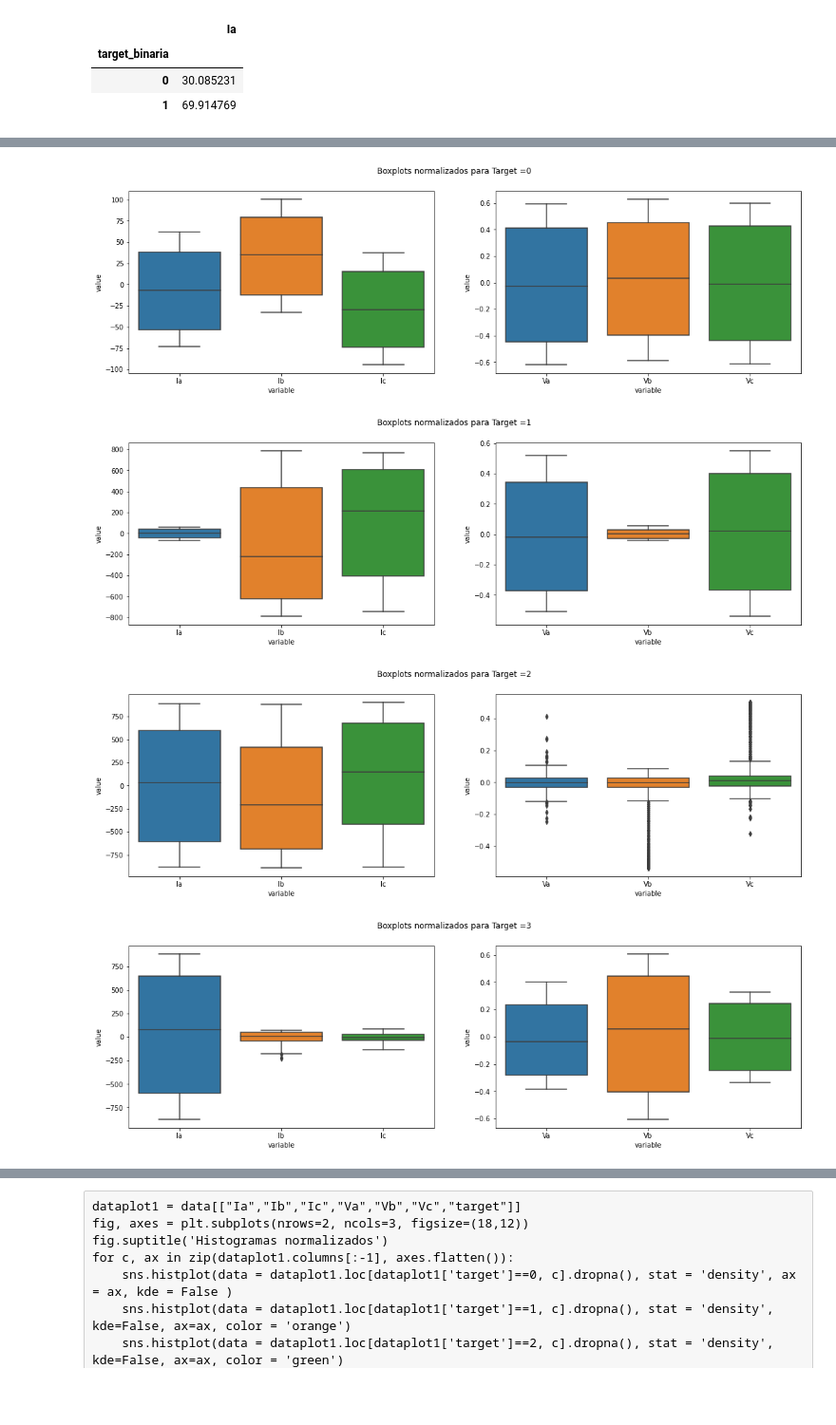
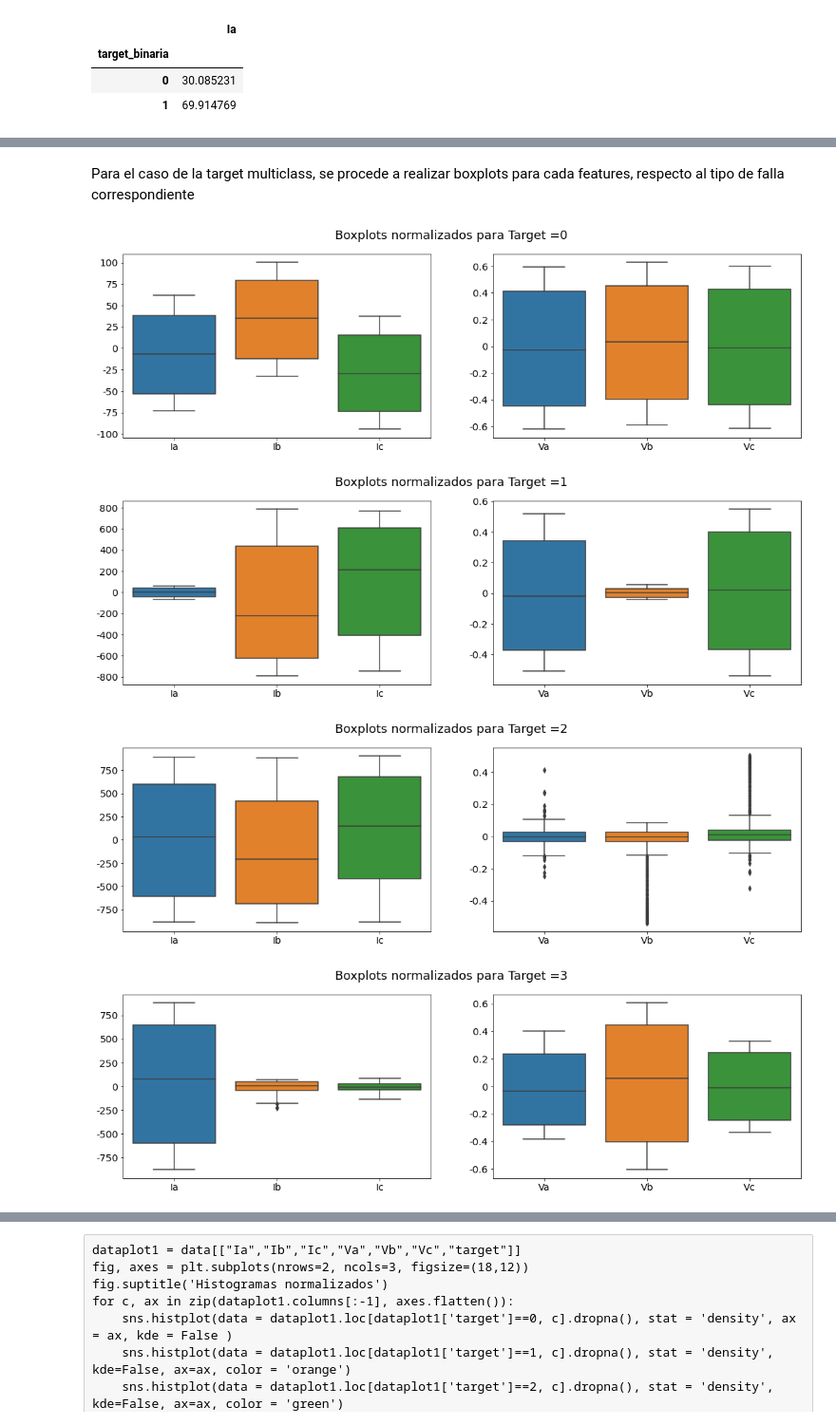
Before and after one commit to LeandroNardi96/Clasificacion_fallas_electricas_multiclass, a Jupyter notebook: Electrical_fault_multiclass.ipynb, the cells around one changed output, grey strips where cells are left out. Shown: that part at 95% size. Saved outputs shown, nothing was run; the diff lists cells and outputs as text; code cells hidden in the pictures; blank space fills up the shorter version.

```diff
--- a/Electrical_fault_multiclass.ipynb
+++ b/Electrical_fault_multiclass.ipynb
@@ -188,6 +259,0 @@ for c, ax in zip(dataplot.columns[:-1], axes.flatten()):
-# %%
-dataplot1 = data[["Ia","Ib","Ic","Va","Vb","Vc","target"]]
-fig, axes = plt.subplots(nrows=3, ncols=2, figsize=(18,12))
-fig.suptitle('Boxplots normalizados')
-for c, ax in zip(dataplot1.columns[:-1], axes.flatten()):
-    sns.boxplot(y = dataplot1[c].dropna(), x = dataplot1.target.dropna(),ax = ax)
@@ -196,16 +282,37 @@ for c, ax in zip(dataplot1.columns[:-1], axes.flatten()):
+# %% [markdown]
+Para el caso de la target multiclass, se procede a realizar boxplots para cada features, respecto al tipo de falla correspondiente
 # %%
 dataplot_corriente = data[["Ia","Ib","Ic","target"]]
 dataplot_voltaje = data[["Va","Vb","Vc","target"]]
+label_format = '{0:.3g}'
 for y in dataplot1.target.value_counts().index.sort_values():
     fig, axes = plt.subplots(nrows=1, ncols=2, figsize=(18,5))
-    fig.suptitle('Boxplots normalizados para Target =%i'%y)
+    fig.suptitle('Boxplots normalizados para Target =%i'%y,size=18)
     for i, ax in zip(range(1,3), axes.flatten()):
         if i == 1:
             sns.boxplot(x="variable", y="value", data=pd.melt(dataplot_corriente.loc[dataplot_corriente.target == y,["Ia","Ib","Ic"]]),ax = ax)
+            plt.draw()
+            x_ticks = ax.get_xticklabels()
+            y_ticks = ax.get_yticklabels()
+            ticks_loc = ax.get_yticks().tolist()
+            ax.yaxis.set_major_locator(mticker.FixedLocator(ticks_loc))
+            ax.set_yticklabels([label_format.format(x) for x in ticks_loc],size='x-large')
+            ax.set_xlabel('')
+            ax.set_ylabel('')
+            ax.set_xticklabels(x_ticks,size='x-large')
         else:
             sns.boxplot(x="variable", y="value", data=pd.melt(dataplot_voltaje.loc[dataplot_voltaje.target == y,["Va","Vb","Vc"]]),ax = ax)
+            plt.draw()
+            x_ticks = ax.get_xticklabels()
+            y_ticks = ax.get_yticklabels()
+            ticks_loc = ax.get_yticks().tolist()
+            ax.yaxis.set_major_locator(mticker.FixedLocator(ticks_loc))
+            ax.set_yticklabels([label_format.format(x) for x in ticks_loc],size='x-large')
+            ax.set_xlabel('')
+            ax.set_ylabel('')
+            ax.set_xticklabels(x_ticks,size='x-large')
 # %% [output]
-[figure, old version]
+[figure, new version]
-[figure, old version]
+[figure, new version]
-[figure, old version]
+[figure, new version]
-[figure, old version]
+[figure, new version]
```
Also changed, not shown: parts of 90 cells of this notebook.
